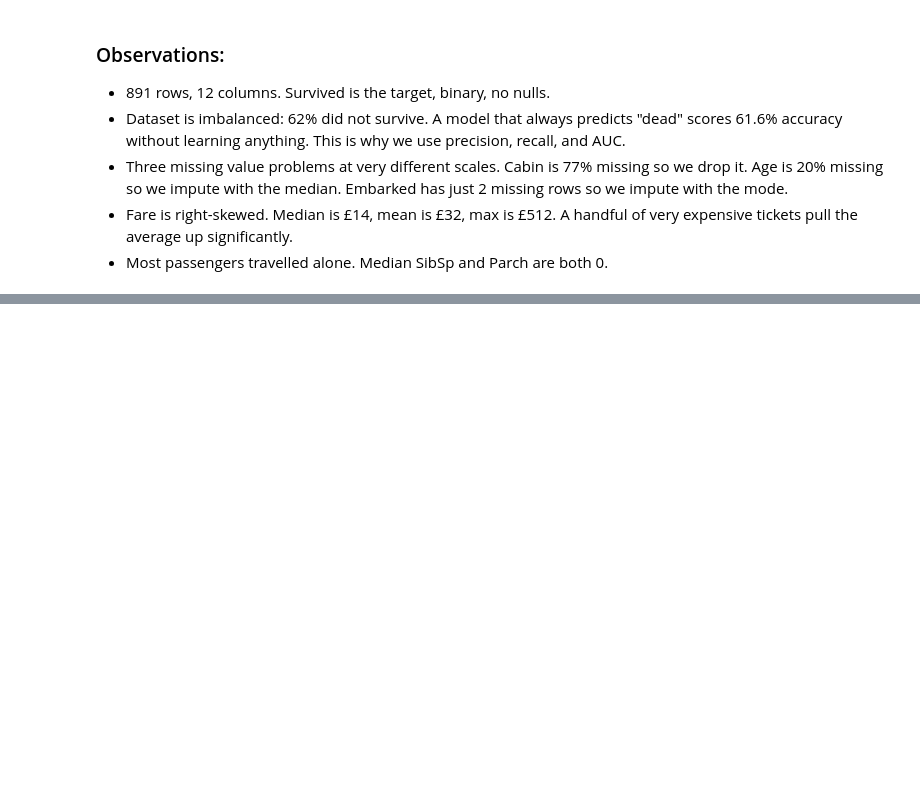
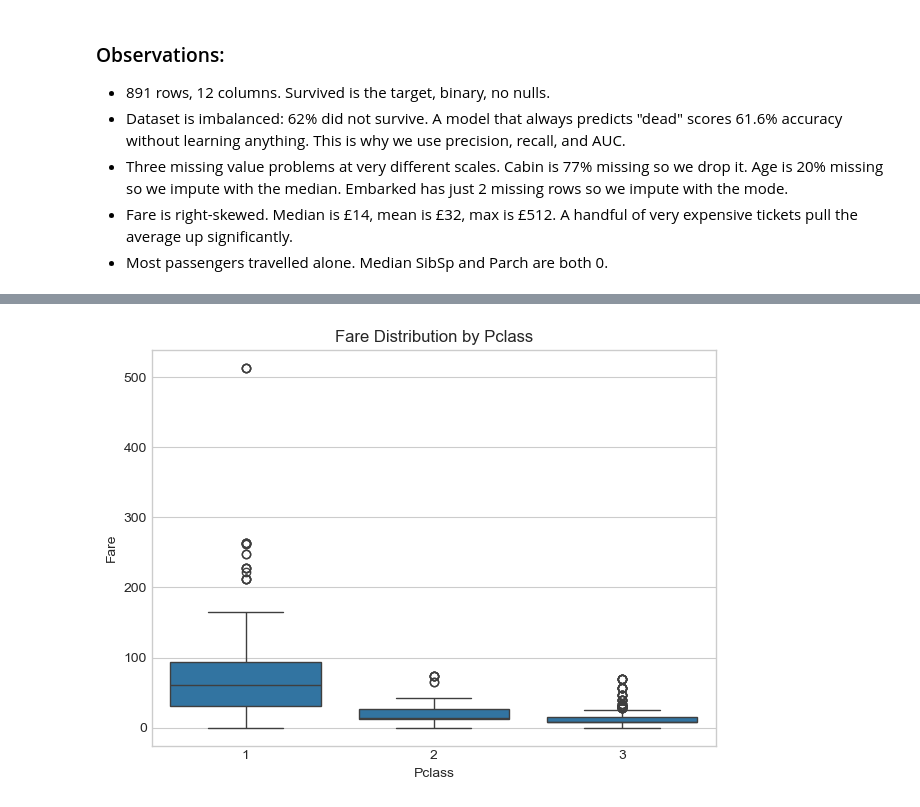
Before and after one commit to ashandx/titanic-clf, a Jupyter notebook: notebooks/titanic_classification.ipynb, the cells around one changed output, grey strips where cells are left out. Cells and saved outputs as stored; diff of their text form; code cells hidden in the pictures; blank space fills up the shorter version.

```diff
--- a/notebooks/titanic_classification.ipynb
+++ b/notebooks/titanic_classification.ipynb
@@ -240,0 +164,9 @@ All three ROC curves on one axes, plus a summary table. The goal is not just to
+# %%
+fig, ax = plt.subplots()
+sns.boxplot(data=df, x='Pclass', y='Fare', ax=ax)
+ax.set_title('Fare Distribution by Pclass')
+plt.tight_layout()
+plt.savefig('../images/fare_by_pclass.png', dpi=150, bbox_inches='tight')
+plt.show()
+# %% [output]
+[figure, added]
```
Also changed, not shown: parts of 64 cells of this notebook.
